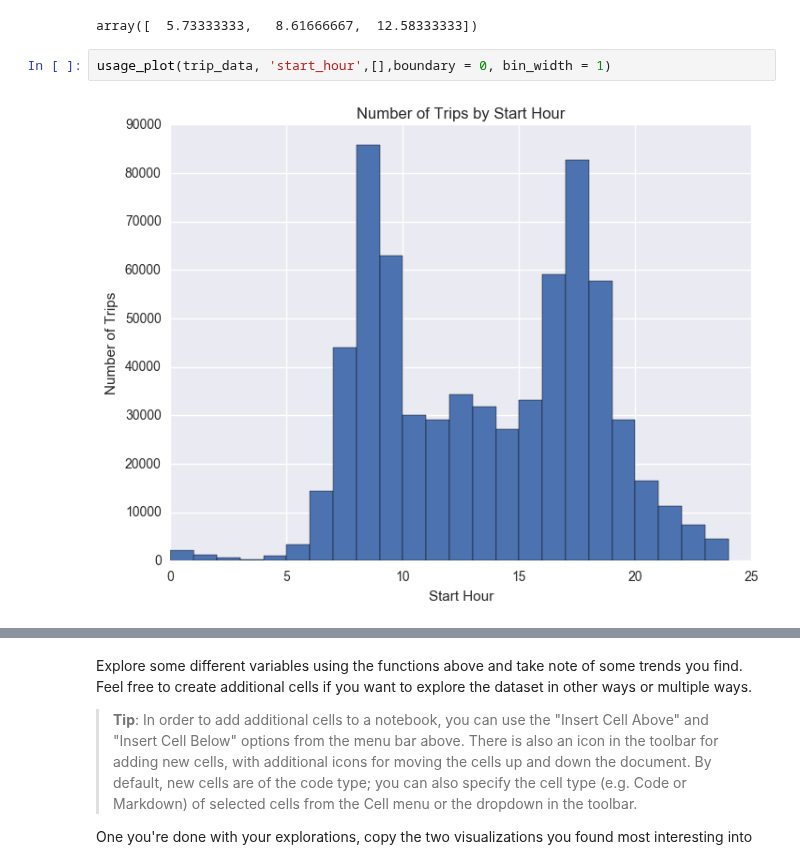
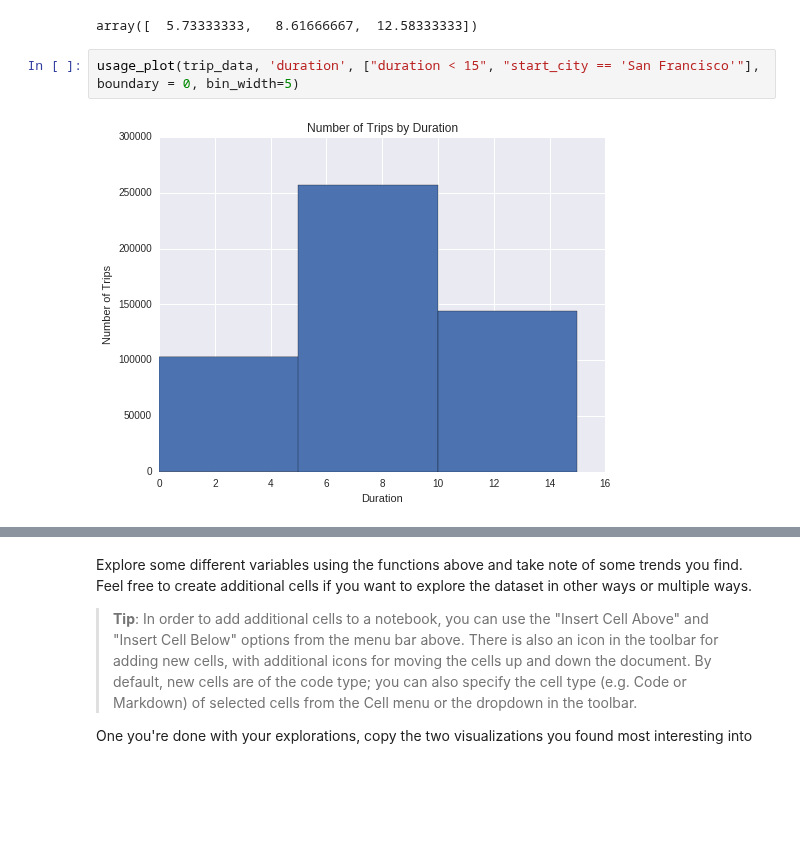
Before and after one commit to garrettbusch15/Bay_Area_Bike_P0.1, a Jupyter notebook: Bay_Area_Bike_Share_Analysis.ipynb, the cells around one changed output, grey strips where cells are left out. Drawn from its saved outputs; the diff is of its cells as text; blank space fills up the shorter version.

```diff
--- a/Bay_Area_Bike_Share_Analysis.ipynb
+++ b/Bay_Area_Bike_Share_Analysis.ipynb
@@ -299,6 +296,6 @@ The median trip duration is 8.62 minutes.
 25% of trips are longer than 12.58 minutes.
 array([  5.73333333,   8.61666667,  12.58333333])
 # %%
-usage_plot(trip_data, 'start_hour',[],boundary = 0, bin_width = 1)
+usage_plot(trip_data, 'duration', ["duration < 15", "start_city == 'San Francisco'"], boundary = 0, bin_width=5)
 # %% [output]
-[figure, old version]
+[figure, new version]
```
Also changed, not shown: parts of 15 cells of this notebook, 11 other files.
